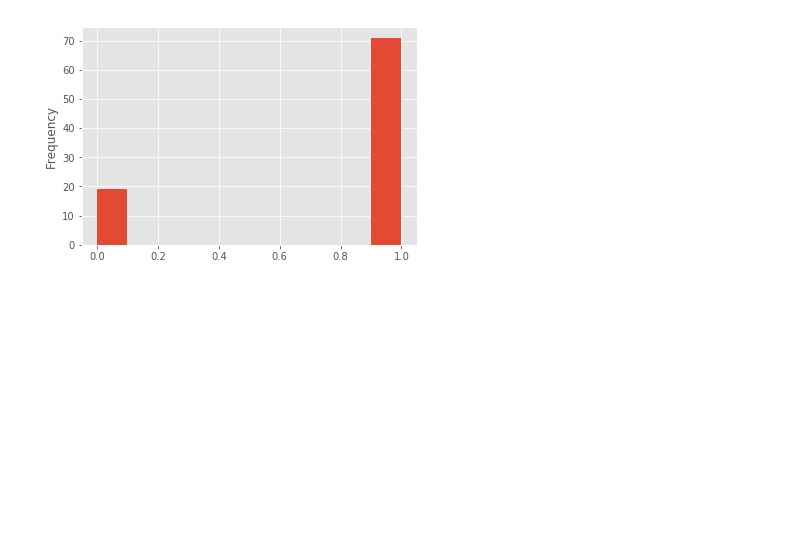
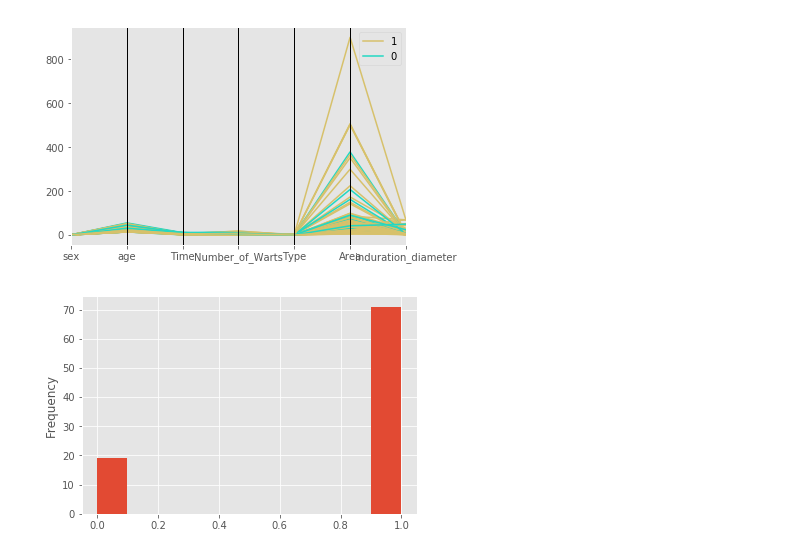
Before and after one commit to Khrystyna1/Classification_python, a Jupyter notebook: Classification_ImmunotherapyDataset.ipynb, the cells around one changed output. Cells and saved outputs as stored; diff of their text form; code cells hidden in the pictures; blank space fills up the shorter version.

```diff
--- a/Classification_ImmunotherapyDataset.ipynb
+++ b/Classification_ImmunotherapyDataset.ipynb
@@ -39,3 +29,8 @@ df
+# %%
+plt.figure()
+parallel_coordinates(df, 'Result_of_Treatment');
+# %% [output]
+[figure, added]
 # %%
 # Transformacja danych
 df = df.apply(pd.to_numeric)
```
Also changed, not shown: parts of 24 cells of this notebook.
